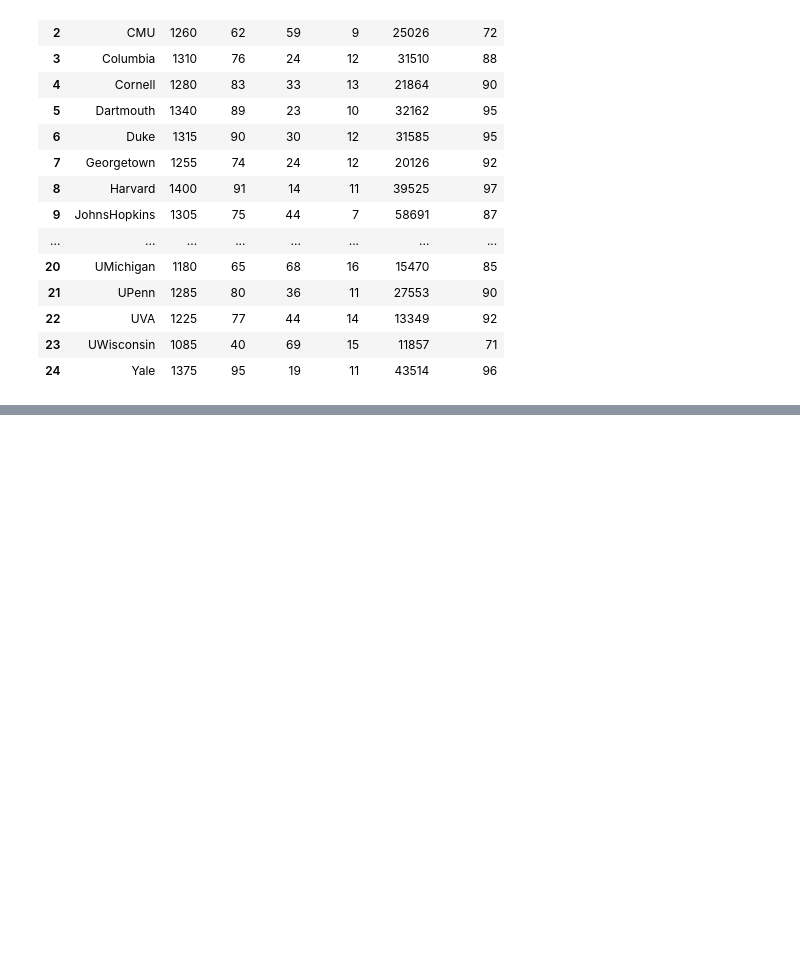
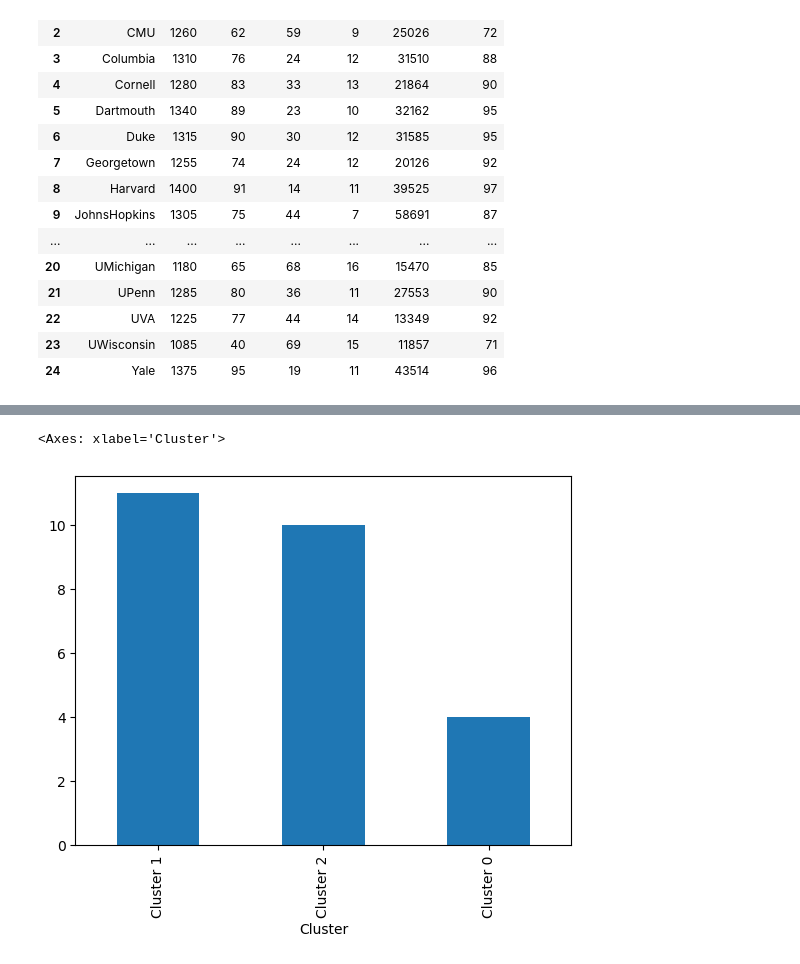
Before and after one commit to Bharatgwl/Data-Science-And-ML, a Jupyter notebook: K_means.ipynb, the cells around one changed output, grey strips where cells are left out. Saved outputs shown, nothing was run; the diff lists cells and outputs as text; code cells hidden in the pictures; blank space fills up the shorter version.

```diff
--- a/K_means.ipynb
+++ b/K_means.ipynb
@@ -90,0 +34,8 @@ NameError: name 'data' is not defined
+# %%
+from sklearn.preprocessing import StandardScaler
+scaler = StandardScaler()
+scaler.fit(df[['Expenses', 'SAT']])
+df_scaled = scaler.transform(df[['Expenses', 'SAT']])
+# %%
+df.drop(columns=['Expenses', 'SAT'], inplace=True)
+df = pd.concat([df, pd.DataFrame(df_scaled, columns=['Expenses', 'SAT'])], axis=1)
@@ -90,0 +45,3 @@ NameError: name 'data' is not defined
+# %%
+kmeans = KMeans(n_clusters=3, random_state=0)
+kmeans.fit(df[['Expenses', 'SAT']])
@@ -90,0 +50,6 @@ NameError: name 'data' is not defined
+# %%
+
+df['Cluster'] = kmeans.labels_
+df['Cluster'] = df['Cluster'].astype(str)
+df['Cluster'] = 'Cluster ' + df['Cluster']
+df['Cluster']
@@ -90,0 +74,7 @@ NameError: name 'data' is not defined
+# %%
+
+df['Cluster'].value_counts()
+df['Cluster'].value_counts().plot(kind='bar')
+# %% [output]
+<Axes: xlabel='Cluster'>
+[figure, added]
```
Also changed, not shown: parts of 15 cells of this notebook, 7 other files.
